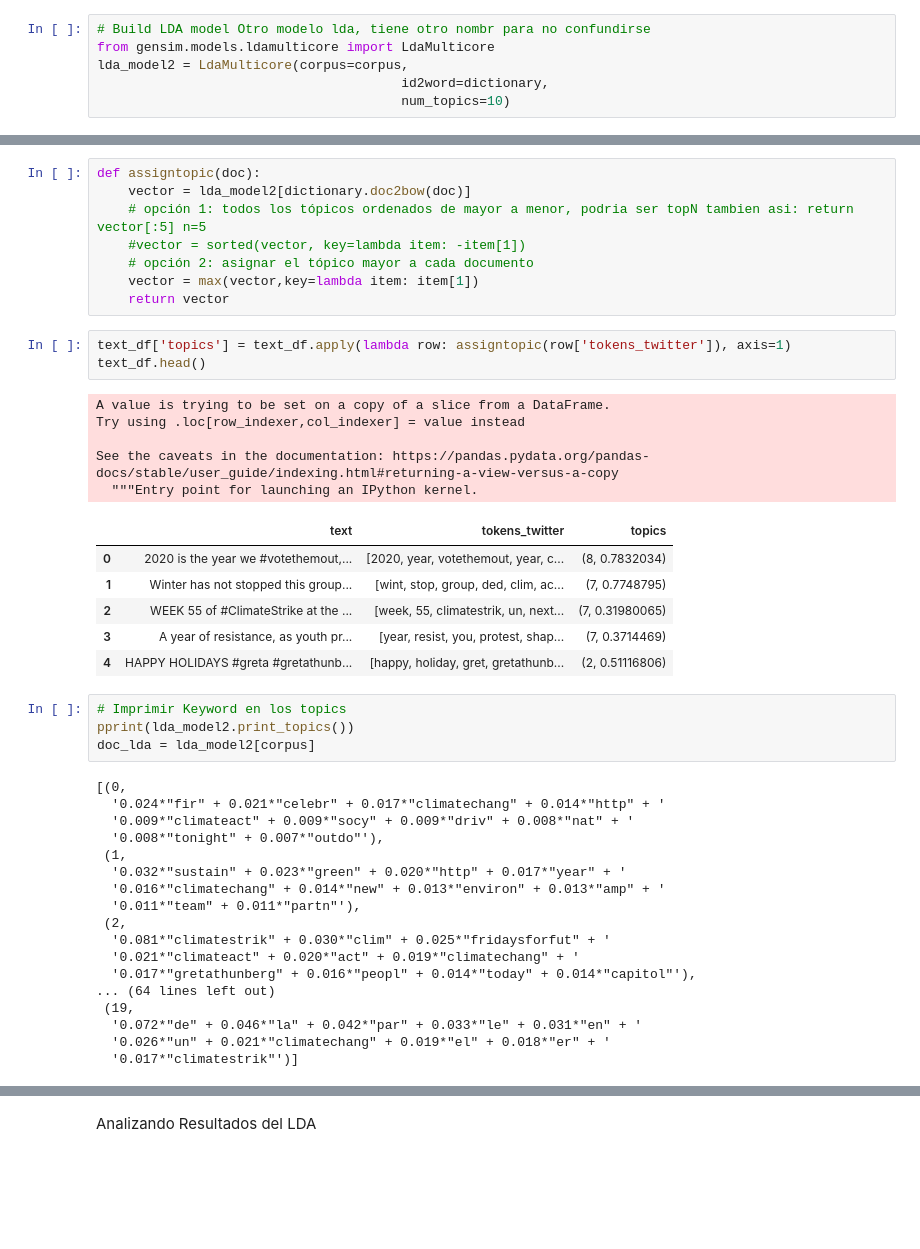
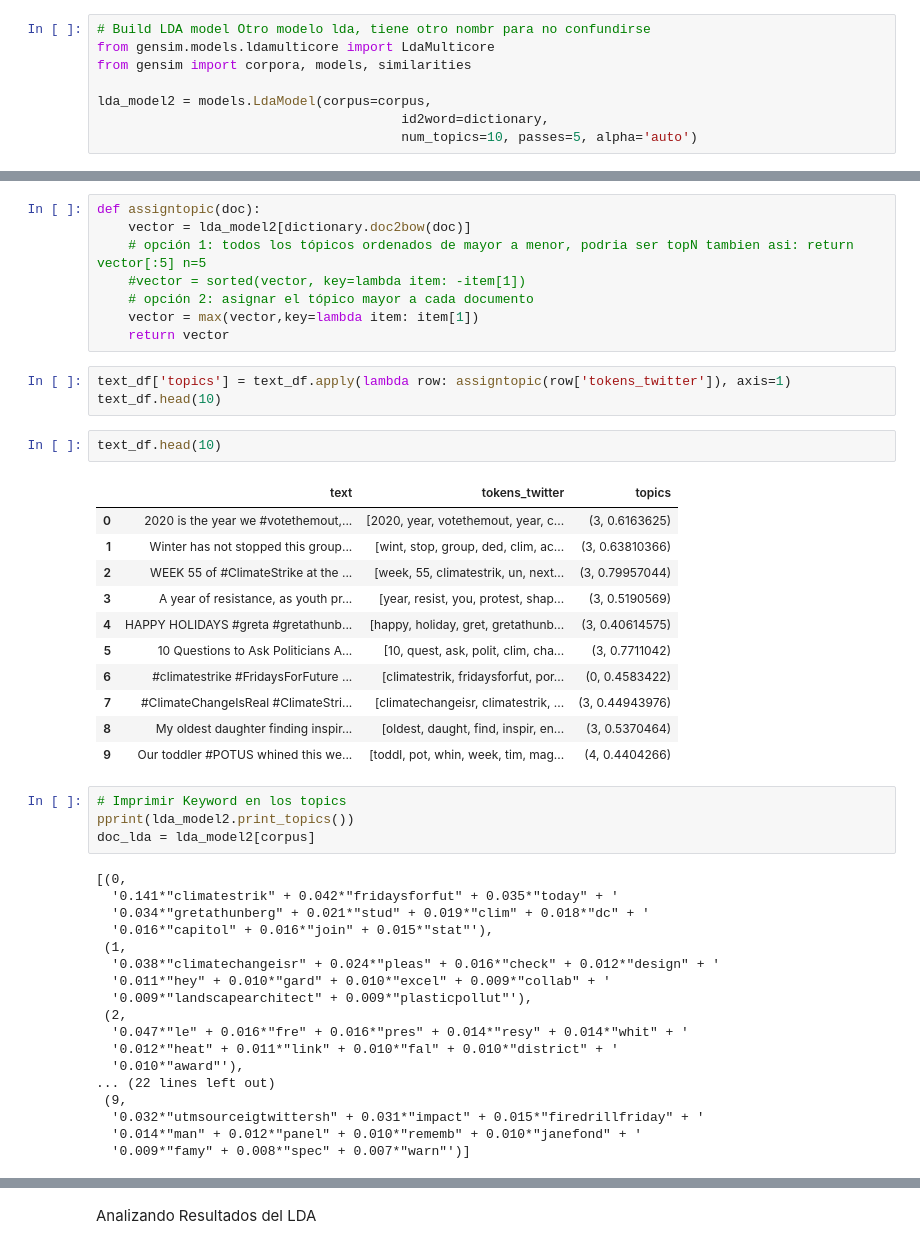
Before and after one commit to lmbd92/st1800-st1801-trabajo3-2261, a Jupyter notebook: Trabajo3Lina_Jose.ipynb, the cells around one changed output, grey strips where cells are left out. Drawn from its saved outputs; the diff is of its cells as text; blank space fills up the shorter version.

```diff
--- a/Trabajo3Lina_Jose.ipynb
+++ b/Trabajo3Lina_Jose.ipynb
@@ -265,6 +269,8 @@ Construir modelo LDA
 # %%
 # Build LDA model Otro modelo lda, tiene otro nombr para no confundirse
 from gensim.models.ldamulticore import LdaMulticore
-lda_model2 = LdaMulticore(corpus=corpus,
+from gensim import corpora, models, similarities
+
+lda_model2 = models.LdaModel(corpus=corpus,
                                        id2word=dictionary,
-                                       num_topics=10)
+                                       num_topics=10, passes=5, alpha='auto')
@@ -278,40 +290,42 @@ def assigntopic(doc):
     return vector
 # %%
 text_df['topics'] = text_df.apply(lambda row: assigntopic(row['tokens_twitter']), axis=1)
-text_df.head()
+text_df.head(10)
-# %% [output]
-A value is trying to be set on a copy of a slice from a DataFrame.
-Try using .loc[row_indexer,col_indexer] = value instead
-
-See the caveats in the documentation: https://pandas.pydata.org/pandas-docs/stable/user_guide/indexing.html#returning-a-view-versus-a-copy
-  """Entry point for launching an IPython kernel.
-|  | text | tokens_twitter | topics |
-| 0 | 2020 is the year we #votethemout,... | [2020, year, votethemout, year, c... | (8, 0.7832034) |
-| 1 | Winter has not stopped this group... | [wint, stop, group, ded, clim, ac... | (7, 0.7748795) |
-| 2 | WEEK 55 of #ClimateStrike at the ... | [week, 55, climatestrik, un, next... | (7, 0.31980065) |
-| 3 | A year of resistance, as youth pr... | [year, resist, you, protest, shap... | (7, 0.3714469) |
-| 4 | HAPPY HOLIDAYS #greta #gretathunb... | [happy, holiday, gret, gretathunb... | (2, 0.51116806) |
+# %%
+text_df.head(10)
+# %% [output]
+|  | text | tokens_twitter | topics |
+| 0 | 2020 is the year we #votethemout,... | [2020, year, votethemout, year, c... | (3, 0.6163625) |
+| 1 | Winter has not stopped this group... | [wint, stop, group, ded, clim, ac... | (3, 0.63810366) |
+| 2 | WEEK 55 of #ClimateStrike at the ... | [week, 55, climatestrik, un, next... | (3, 0.79957044) |
+| 3 | A year of resistance, as youth pr... | [year, resist, you, protest, shap... | (3, 0.5190569) |
+| 4 | HAPPY HOLIDAYS #greta #gretathunb... | [happy, holiday, gret, gretathunb... | (3, 0.40614575) |
+| 5 | 10 Questions to Ask Politicians A... | [10, quest, ask, polit, clim, cha... | (3, 0.7711042) |
+| 6 | #climatestrike #FridaysForFuture ... | [climatestrik, fridaysforfut, por... | (0, 0.4583422) |
+| 7 | #ClimateChangeIsReal #ClimateStri... | [climatechangeisr, climatestrik, ... | (3, 0.44943976) |
+| 8 | My oldest daughter finding inspir... | [oldest, daught, find, inspir, en... | (3, 0.5370464) |
+| 9 | Our toddler #POTUS whined this we... | [toddl, pot, whin, week, tim, mag... | (4, 0.4404266) |
 # %%
 # Imprimir Keyword en los topics
 pprint(lda_model2.print_topics())
 doc_lda = lda_model2[corpus]
 # %% [output]
 [(0,
-  '0.024*"fir" + 0.021*"celebr" + 0.017*"climatechang" + 0.014*"http" + '
-  '0.009*"climateact" + 0.009*"socy" + 0.009*"driv" + 0.008*"nat" + '
-  '0.008*"tonight" + 0.007*"outdo"'),
+  '0.141*"climatestrik" + 0.042*"fridaysforfut" + 0.035*"today" + '
+  '0.034*"gretathunberg" + 0.021*"stud" + 0.019*"clim" + 0.018*"dc" + '
+  '0.016*"capitol" + 0.016*"join" + 0.015*"stat"'),
  (1,
-  '0.032*"sustain" + 0.023*"green" + 0.020*"http" + 0.017*"year" + '
-  '0.016*"climatechang" + 0.014*"new" + 0.013*"environ" + 0.013*"amp" + '
-  '0.011*"team" + 0.011*"partn"'),
+  '0.038*"climatechangeisr" + 0.024*"pleas" + 0.016*"check" + 0.012*"design" + '
+  '0.011*"hey" + 0.010*"gard" + 0.010*"excel" + 0.009*"collab" + '
+  '0.009*"landscapearchitect" + 0.009*"plasticpollut"'),
  (2,
-  '0.081*"climatestrik" + 0.030*"clim" + 0.025*"fridaysforfut" + '
-  '0.021*"climateact" + 0.020*"act" + 0.019*"climatechang" + '
-  '0.017*"gretathunberg" + 0.016*"peopl" + 0.014*"today" + 0.014*"capitol"'),
-... (64 lines left out)
- (19,
-  '0.072*"de" + 0.046*"la" + 0.042*"par" + 0.033*"le" + 0.031*"en" + '
-  '0.026*"un" + 0.021*"climatechang" + 0.019*"el" + 0.018*"er" + '
-  '0.017*"climatestrik"')]
+  '0.047*"le" + 0.016*"fre" + 0.016*"pres" + 0.014*"resy" + 0.014*"whit" + '
+  '0.012*"heat" + 0.011*"link" + 0.010*"fal" + 0.010*"district" + '
+  '0.010*"award"'),
+... (22 lines left out)
+ (9,
+  '0.032*"utmsourceigtwittersh" + 0.031*"impact" + 0.015*"firedrillfriday" + '
+  '0.014*"man" + 0.012*"panel" + 0.010*"rememb" + 0.010*"janefond" + '
+  '0.009*"famy" + 0.008*"spec" + 0.007*"warn"')]
 # %%
 len(doc_lda)
```
Also changed, not shown: parts of 17 cells of this notebook.
